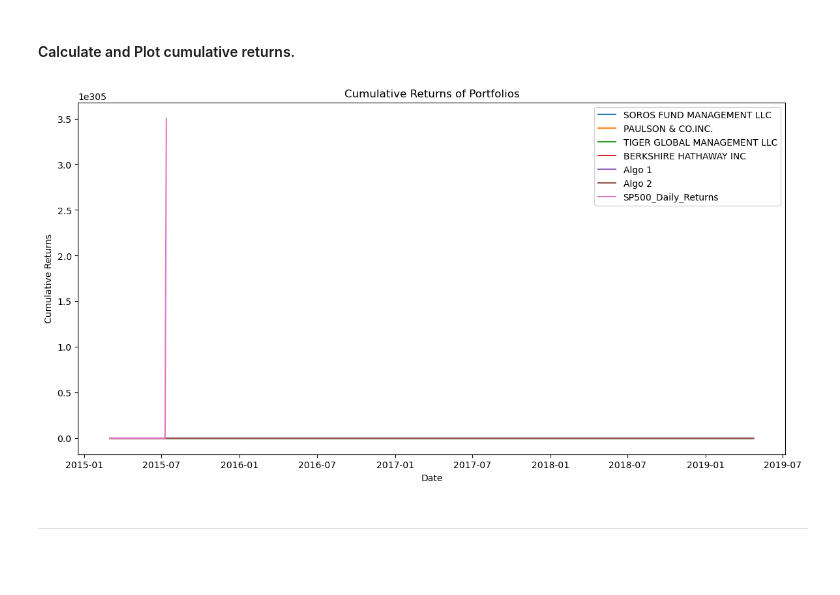
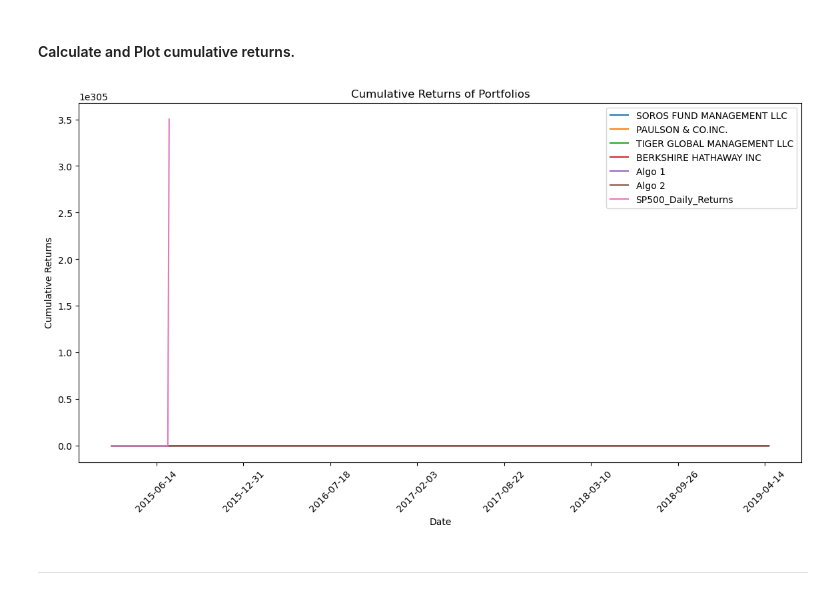
Before and after one commit to AlexC3105/FinTech_Mod-4_Challenge, a Jupyter notebook: notebooks/whale_analysis.ipynb, the cells around one changed output. Drawn from its saved outputs; the diff is of its cells as text; code cells hidden in the pictures; blank space fills up the shorter version.

```diff
--- a/notebooks/whale_analysis.ipynb
+++ b/notebooks/whale_analysis.ipynb
@@ -318,21 +397,26 @@ for portfolio in selected_columns:
 # %%
 # Calculate cumulative returns of all portfolios
 # Calculating cumulative returns of all portfolios
 cumulative_returns_df = (1 + combined_returns_df).cumprod() - 1
 
 # Plot cumulative returns
 # Ploting cumulative returns
 plt.figure(figsize=(14, 7))
 for column in cumulative_returns_df.columns:
     plt.plot(cumulative_returns_df.index, cumulative_returns_df[column], label=column)
 
 plt.title("Cumulative Returns of Portfolios")
 plt.xlabel("Date")
 plt.ylabel("Cumulative Returns")
+
+# Adjusting x-axis ticks
+plt.xticks(rotation=45)
+plt.gca().xaxis.set_major_locator(plt.MaxNLocator(10))  # Adjusting the number of ticks
+
 plt.legend()
 plt.show()
 # %% [output]
-[figure, old version]
+[figure, new version]
 # %% [markdown]
 ---
 # %% [markdown]
```
Also changed, not shown: parts of 18 cells of this notebook.
